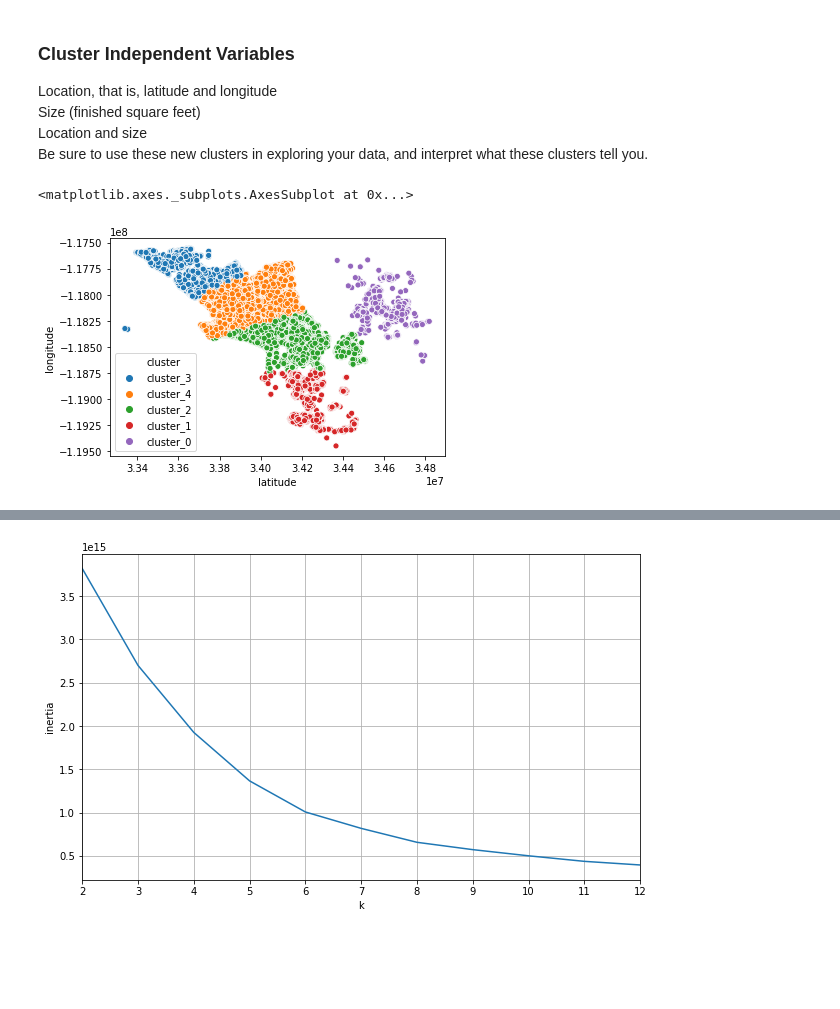
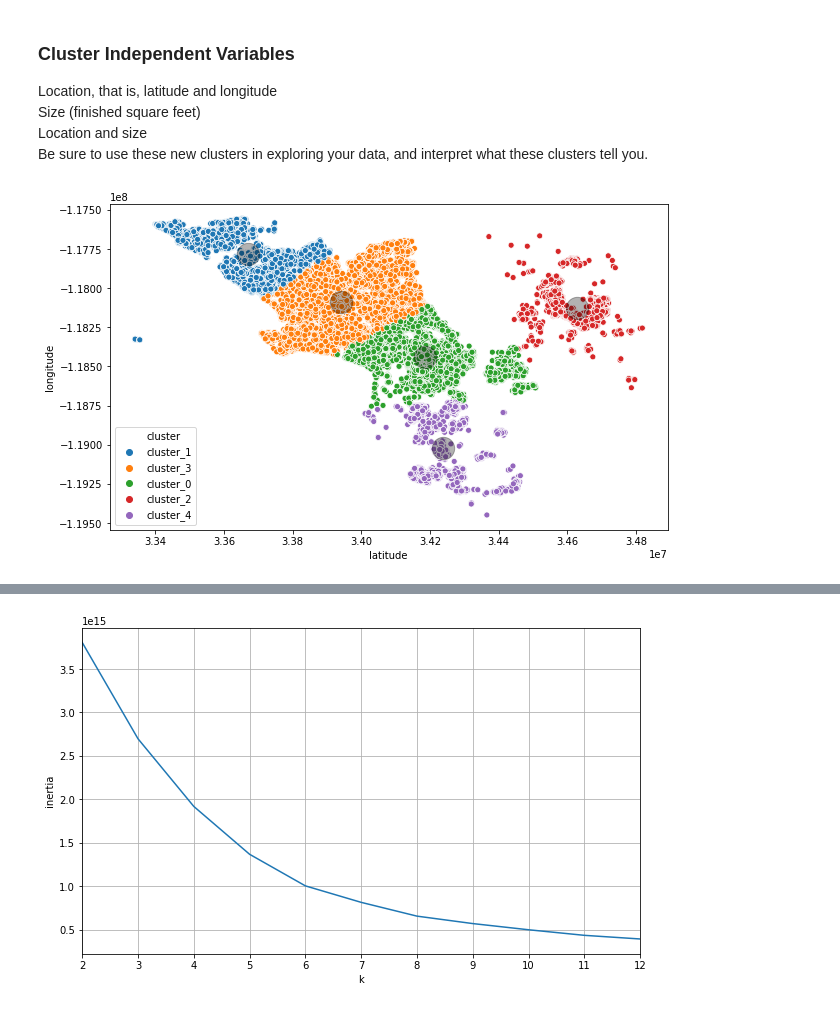
Before and after one commit to clustering-zillow/clustering-zillow, a Jupyter notebook: zillow_cluster_ravinder.ipynb, the cells around one changed output, grey strips where cells are left out. Cells and saved outputs as stored; diff of their text form; code cells hidden in the pictures; blank space fills up the shorter version.

```diff
--- a/zillow_cluster_ravinder.ipynb
+++ b/zillow_cluster_ravinder.ipynb
@@ -212,6 +194,22 @@ train, test = train_test_split(zillow, train_size = .80, random_state = 539)
 train, validate = train_test_split(train, train_size = .80, random_state = 539)
 # %% [markdown]
 ### cluster the traget variable (logerror)
+# %%
+def cluster(train, X, k):
+    scaler = MinMaxScaler(copy=True, feature_range=(0,1)).fit(X)
+    X_scaled = pd.DataFrame(scaler.transform(X), columns=X.columns.values).set_index([X.index.values])
+    kmeans = KMeans(n_clusters = k)
+    kmeans.fit(X_scaled)
+    kmeans.predict(X_scaled)
+    train['cluster'] = kmeans.predict(X_scaled)
+    train['cluster'] = 'cluster_' + train.cluster.astype(str)
+    return train, X_scaled, scaler, kmeans
+
+def scatter_plot(x,y,train,kmeans, X_scaled, scaler):
+    plt.figure(figsize=(10, 6))
+    sns.scatterplot(x = x, y = y, data = train, hue = 'cluster')
+    centroids = pd.DataFrame(scaler.inverse_transform(kmeans.cluster_centers_), columns=X_scaled.columns)
+    centroids.plot.scatter(y=y, x= x, ax=plt.gca(), alpha=.30, s=500, c='black')
 # %%
 X = train[['logerror']]
 # %%
@@ -265,14 +265,9 @@ Be sure to use these new clusters in exploring your data, and interpret what the
 # %%
 train = train.drop(columns = 'cluster')
 # %%
-X = train[['latitude', 'longitude']]
+X = train[['latitude', 'longitude', 'logerror']]
-# %%
-kmeans = KMeans(n_clusters = 5)
-kmeans.fit(X)
-kmeans.predict(X)
-train['cluster'] = kmeans.predict(X)
-train['cluster'] = 'cluster_' + train.cluster.astype(str)
-sns.scatterplot(x = 'latitude', y = 'longitude', data = train, hue = 'cluster')
-# %% [output]
-<matplotlib.axes._subplots.AxesSubplot at 0x...>
-[figure, removed]
+# %%
+train, X_scaled, scaler, kmeans = cluster(train, X, 5)
+scatter_plot('latitude','longitude',train,kmeans, X_scaled, scaler)
+# %% [output]
+[figure, added]
```
Also changed, not shown: parts of 21 cells of this notebook.
